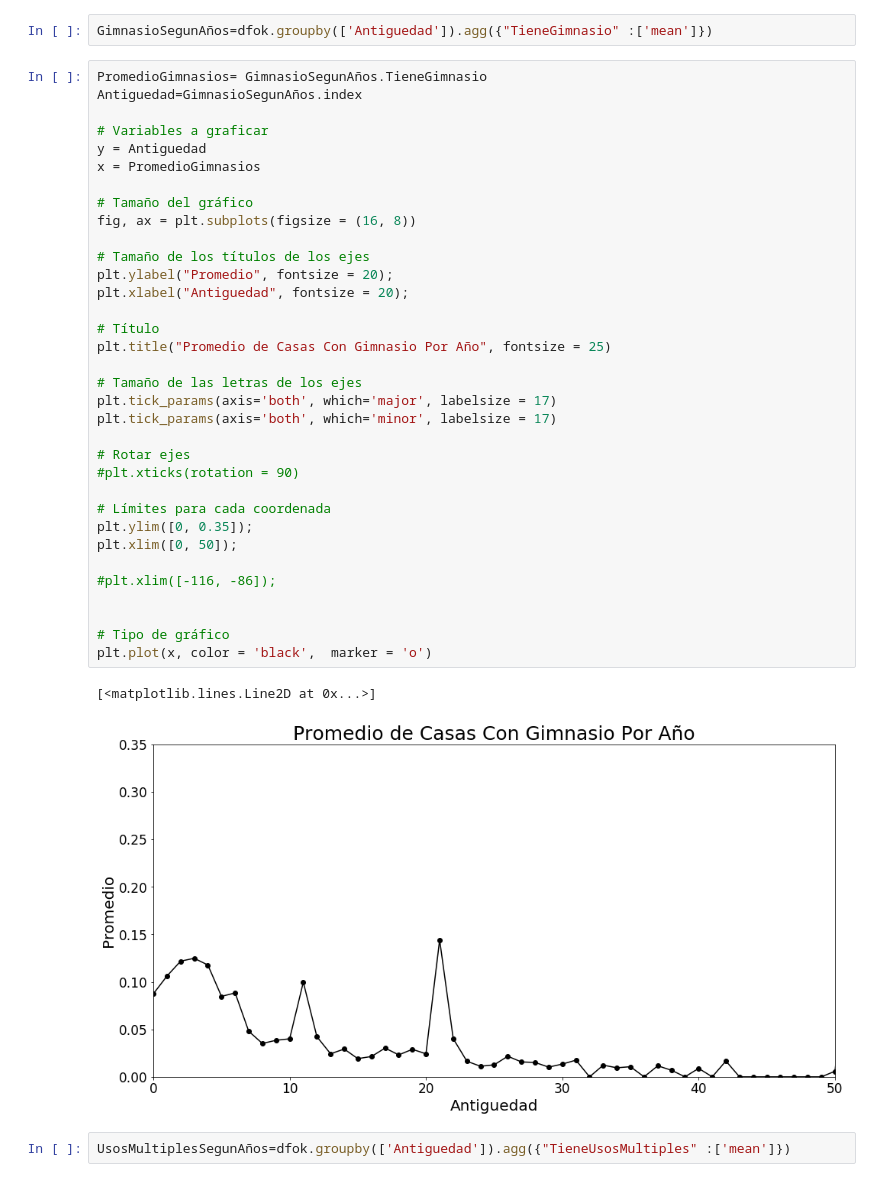
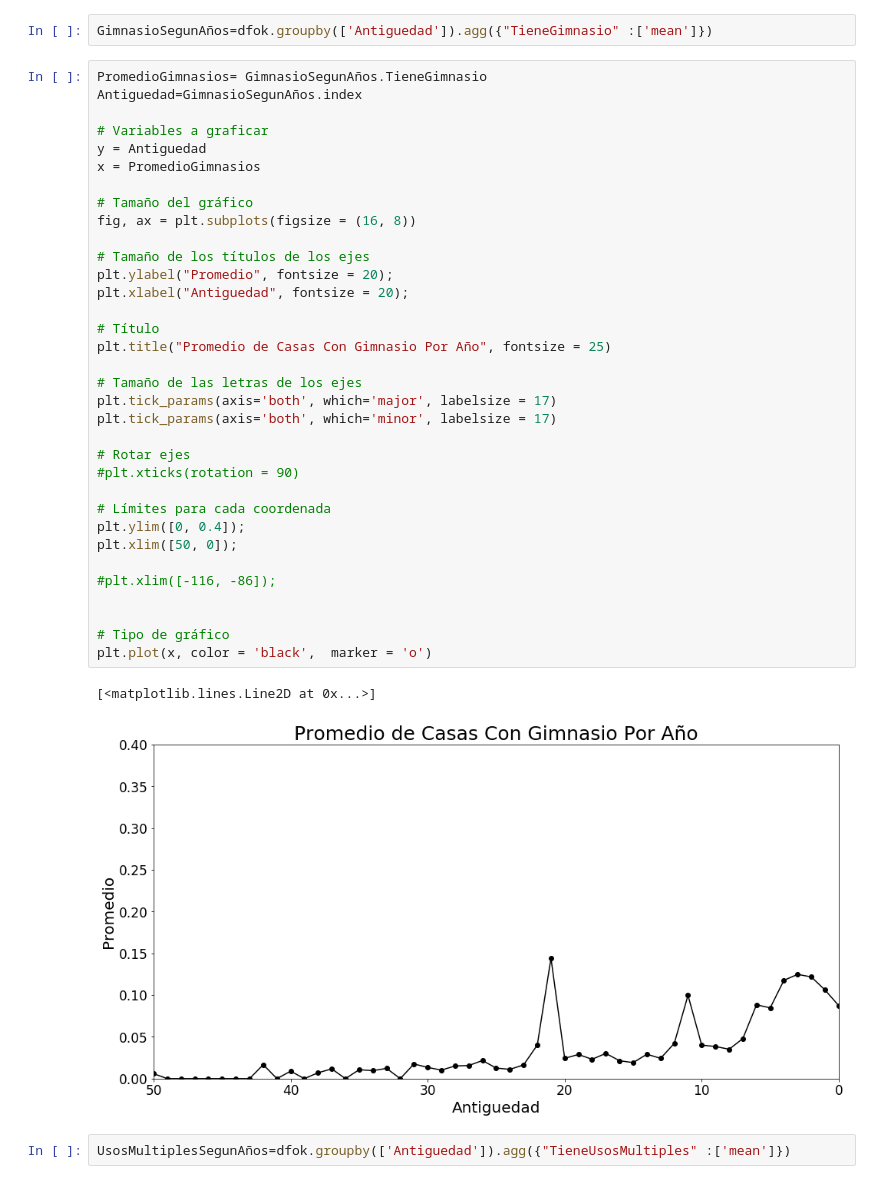
Before and after one commit to komod0/TPs-Org.Datos, a Jupyter notebook: tp1/nbandres.ipynb, the cells around one changed output. Cells and saved outputs as stored; diff of their text form.

```diff
--- a/tp1/nbandres.ipynb
+++ b/tp1/nbandres.ipynb
@@ -1089,36 +1103,36 @@ Antiguedad=GimnasioSegunAños.index
 # Variables a graficar
 y = Antiguedad
 x = PromedioGimnasios
 
 # Tamaño del gráfico
 fig, ax = plt.subplots(figsize = (16, 8))
 
 # Tamaño de los títulos de los ejes
 plt.ylabel("Promedio", fontsize = 20);
 plt.xlabel("Antiguedad", fontsize = 20);
 
 # Título
 plt.title("Promedio de Casas Con Gimnasio Por Año", fontsize = 25)
 
 # Tamaño de las letras de los ejes
 plt.tick_params(axis='both', which='major', labelsize = 17)
 plt.tick_params(axis='both', which='minor', labelsize = 17)
 
 # Rotar ejes
 #plt.xticks(rotation = 90)
 
 # Límites para cada coordenada
-plt.ylim([0, 0.35]);
-plt.xlim([0, 50]);
+plt.ylim([0, 0.4]);
+plt.xlim([50, 0]);
 
 #plt.xlim([-116, -86]);
 
 
 # Tipo de gráfico
 plt.plot(x, color = 'black',  marker = 'o')
 # %% [output]
 [<matplotlib.lines.Line2D at 0x...>]
-[figure, old version]
+[figure, new version]
 # %%
 UsosMultiplesSegunAños=dfok.groupby(['Antiguedad']).agg({"TieneUsosMultiples" :['mean']})
 # %%
```
Also changed, not shown: parts of 6 cells of this notebook.
